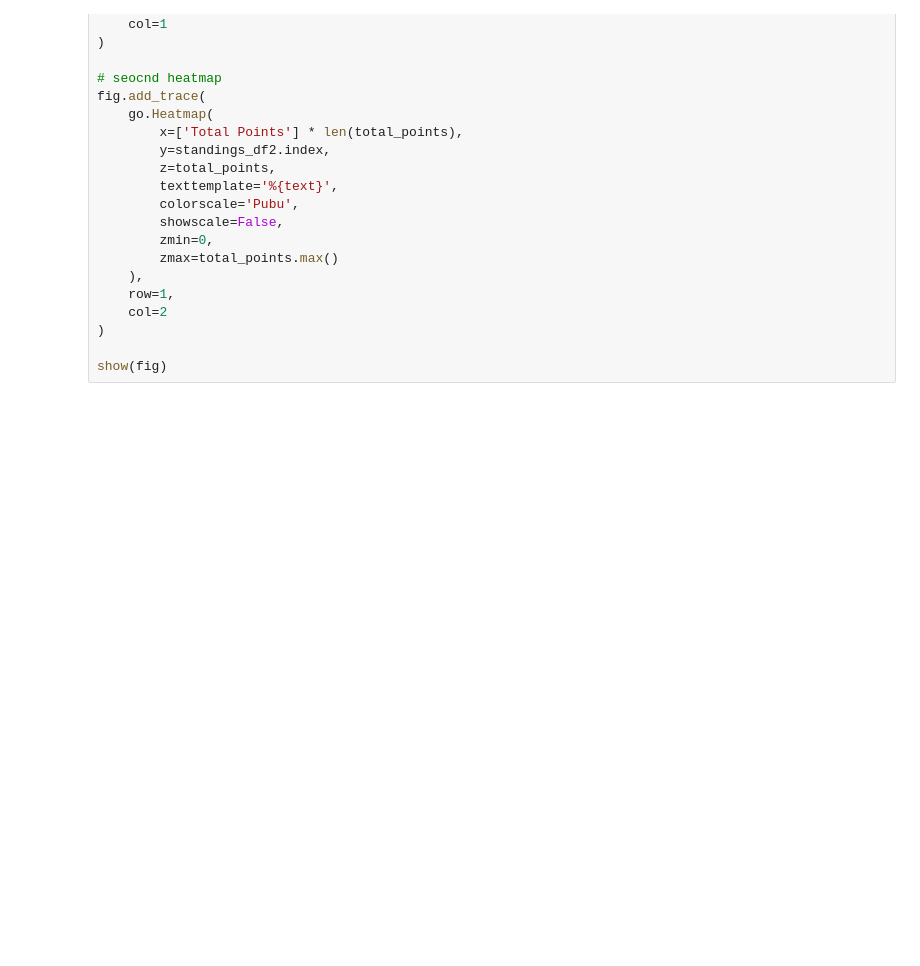
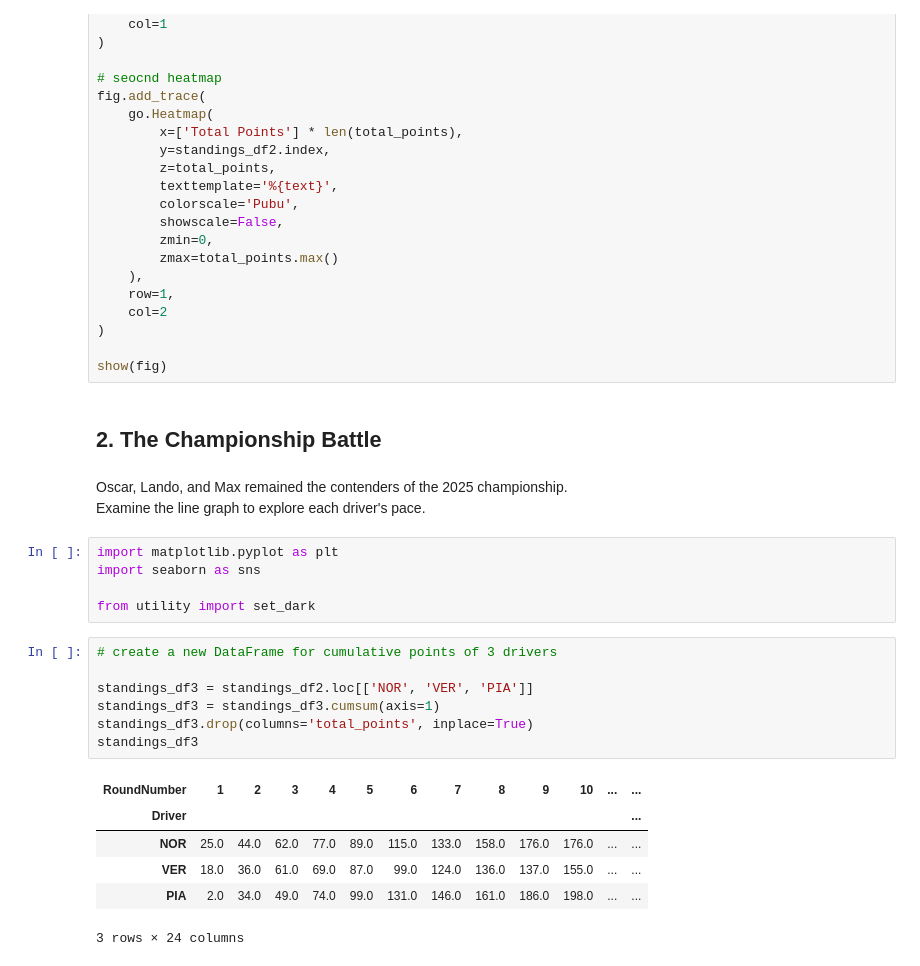
Before and after one commit to otola03/Kaggle_Studies, a Jupyter notebook: f1_analysis/f1_2025_season_summary.ipynb, the cells around one changed output. Drawn from its saved outputs; the diff is of its cells as text; blank space fills up the shorter version.

```diff
--- a/f1_analysis/f1_2025_season_summary.ipynb
+++ b/f1_analysis/f1_2025_season_summary.ipynb
@@ -222,3 +192,27 @@ fig.add_trace(
 )
 
 show(fig)
+# %% [markdown]
+## 2. The Championship Battle
+# %% [markdown]
+Oscar, Lando, and Max remained the contenders of the 2025 championship.
+Examine the line graph to explore each driver's pace.
+# %%
+import matplotlib.pyplot as plt
+import seaborn as sns
+
+from utility import set_dark
+# %%
+# create a new DataFrame for cumulative points of 3 drivers
+
+standings_df3 = standings_df2.loc[['NOR', 'VER', 'PIA']]
+standings_df3 = standings_df3.cumsum(axis=1)
+standings_df3.drop(columns='total_points', inplace=True)
+standings_df3
+# %% [output]
+| RoundNumber | 1 | 2 | 3 | 4 | 5 | 6 | 7 | 8 | 9 | 10 | ... | ... |
+| Driver |  |  |  |  |  |  |  |  |  |  |  | ... |
+| NOR | 25.0 | 44.0 | 62.0 | 77.0 | 89.0 | 115.0 | 133.0 | 158.0 | 176.0 | 176.0 | ... | ... |
+| VER | 18.0 | 36.0 | 61.0 | 69.0 | 87.0 | 99.0 | 124.0 | 136.0 | 137.0 | 155.0 | ... | ... |
+| PIA | 2.0 | 34.0 | 49.0 | 74.0 | 99.0 | 131.0 | 146.0 | 161.0 | 186.0 | 198.0 | ... | ... |
+3 rows × 24 columns
```
Also changed, not shown: parts of 7 cells of this notebook, 1 other file.
